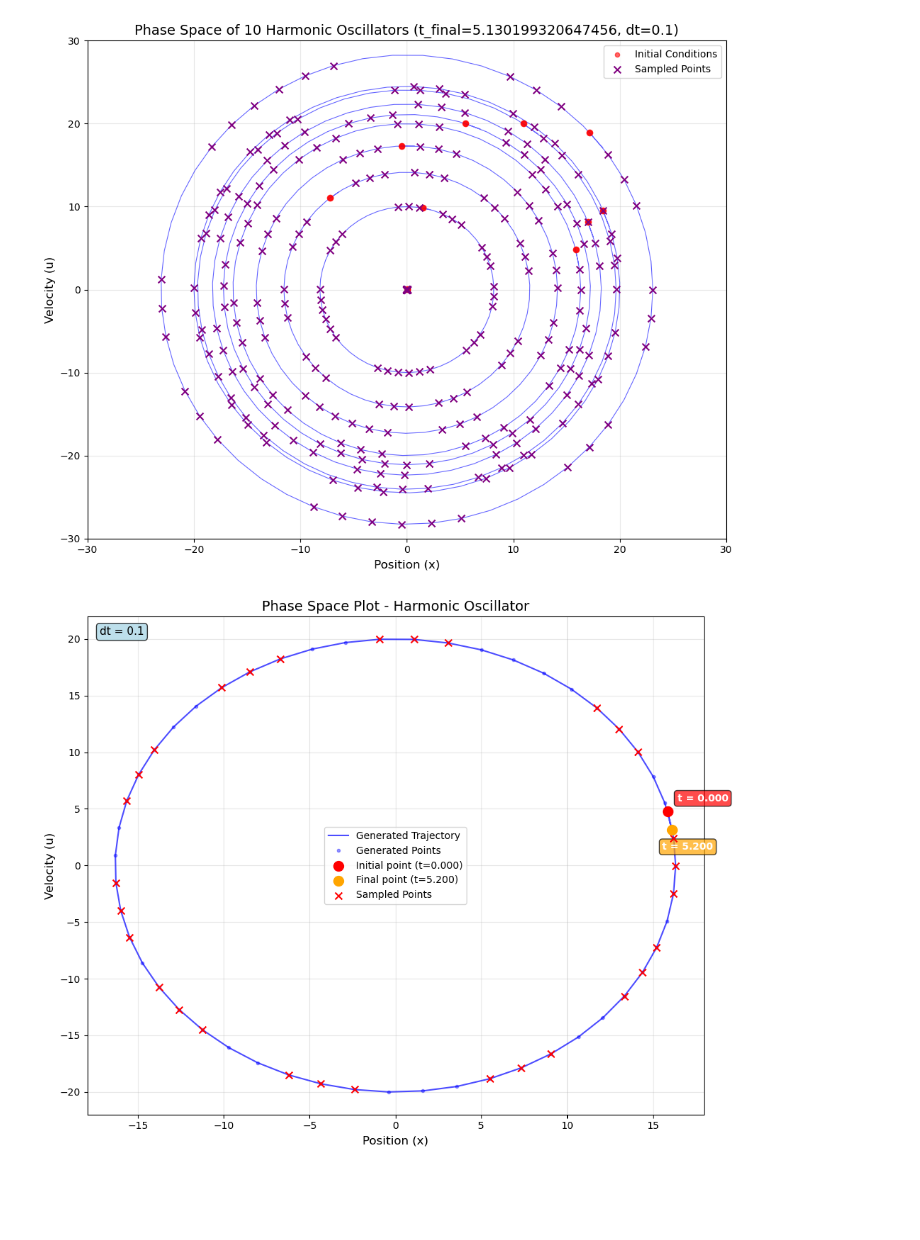
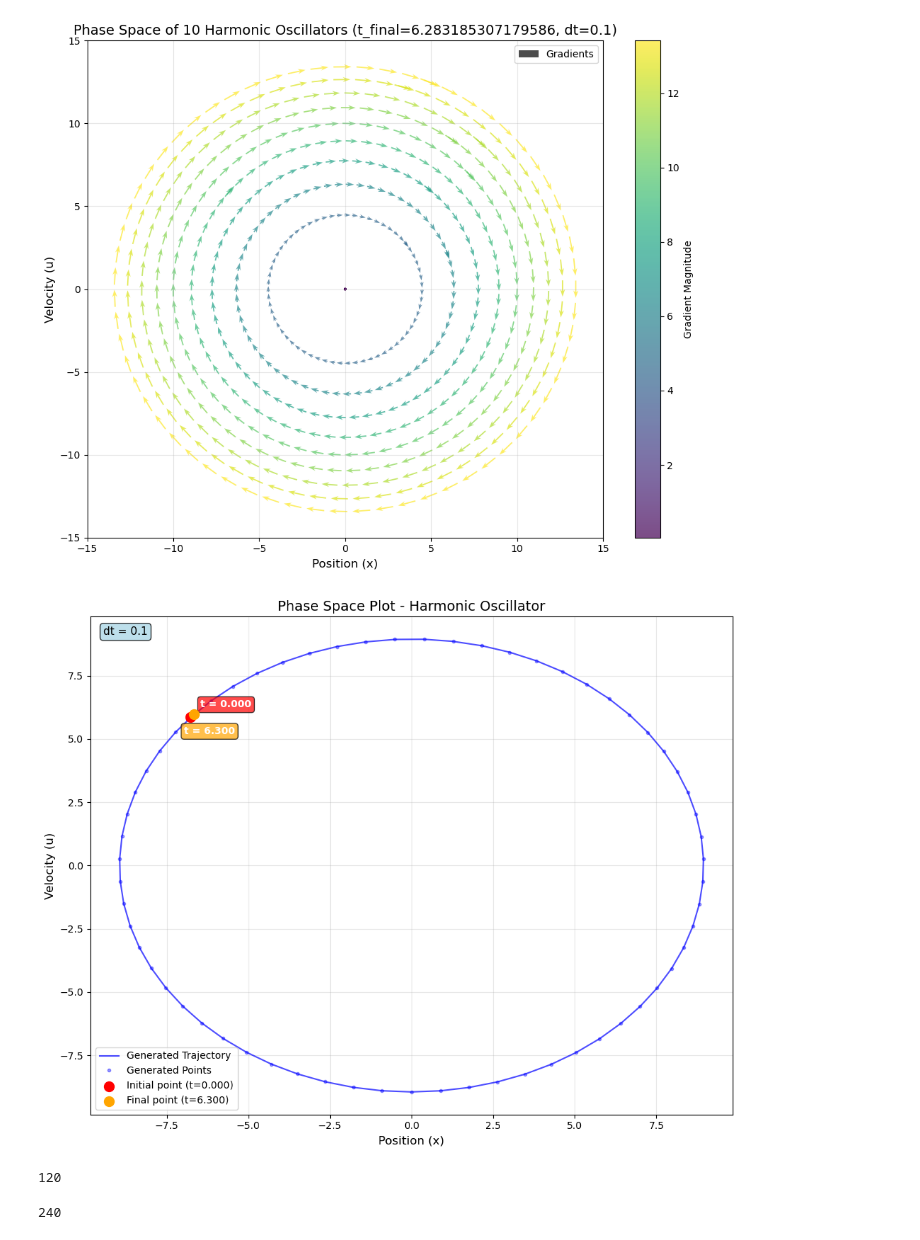
Before and after one commit to thomasGR9/Hamilton_Jacobi_NN, a Jupyter notebook: data_generator_and_sorting.ipynb, the cells around one changed output. Cells and saved outputs as stored; diff of their text form; code cells hidden in the pictures; blank space fills up the shorter version.

```diff
--- a/data_generator_and_sorting.ipynb
+++ b/data_generator_and_sorting.ipynb
@@ -507,3 +539,3 @@ h = harmonic_oscillator(k=15, mass=10, x0=1, u0=5)
 # %%
-Phase = PhaseSpace(k=15, mass=10)
+Phase = PhaseSpace(k=1, mass=1)
 # %%
@@ -551,8 +714,8 @@ array([[ 4.13081302e-03, -1.65651615e-02],
 # %%
-Phase.plot_phase_space(show_sampled=True, show_derivative=False, show_generated=True, plot_limits=None)
+Phase.plot_phase_space(show_sampled=False, show_derivative=True, show_generated=False, plot_limits=None)
 # %% [output]
-[figure, old version]
+[figure, new version]
 # %%
-Phase.oscillators[4].plot_points(show_sampled=True, show_derivative=False, show_generated=True)
+Phase.oscillators[4].plot_points(show_sampled=False, show_derivative=False, show_generated=True)
 # %% [output]
-[figure, old version]
+[figure, new version]
@@ -558,0 +736,8 @@ Phase.oscillators[4].plot_points(show_sampled=True, show_derivative=False, show_
+# %%
+n_tajectories
+# %% [output]
+120
+# %%
+points_per_trajectory
+# %% [output]
+240
```
Also changed, not shown: parts of 24 cells of this notebook.
